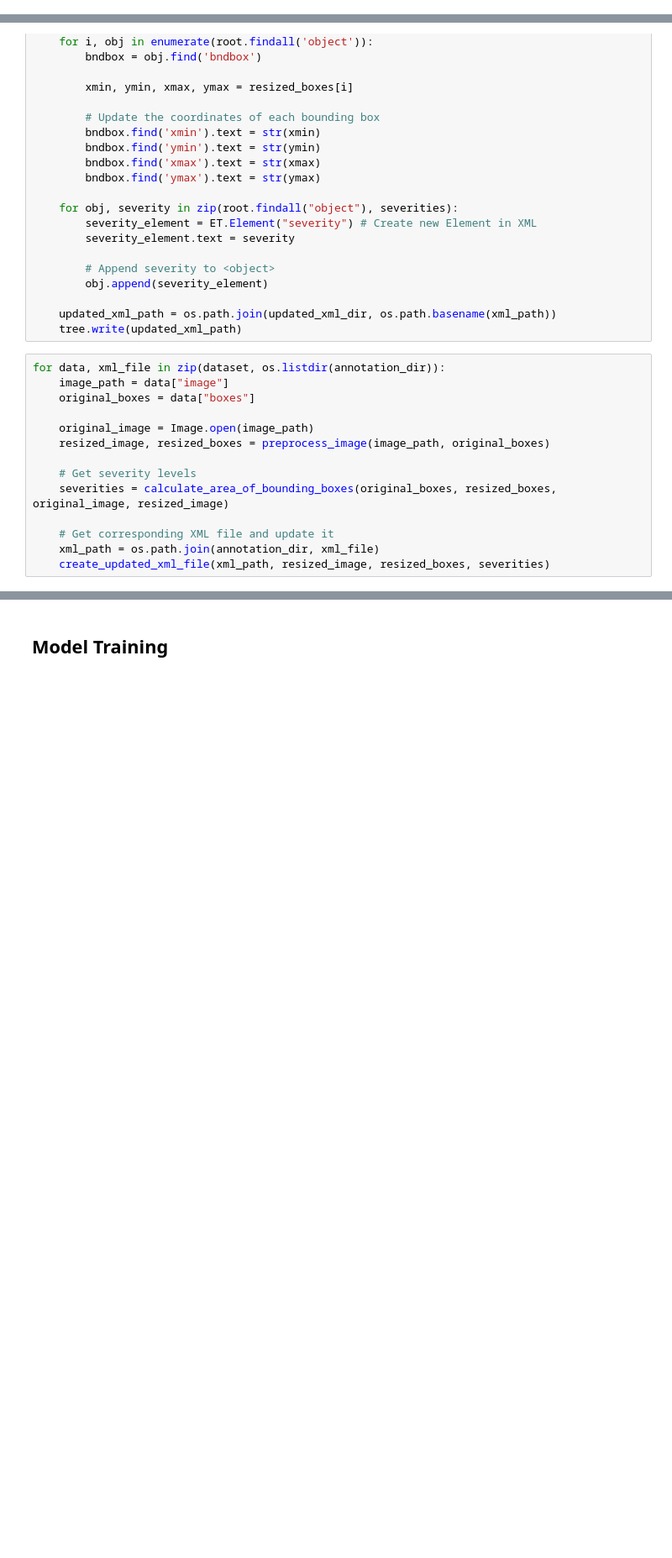
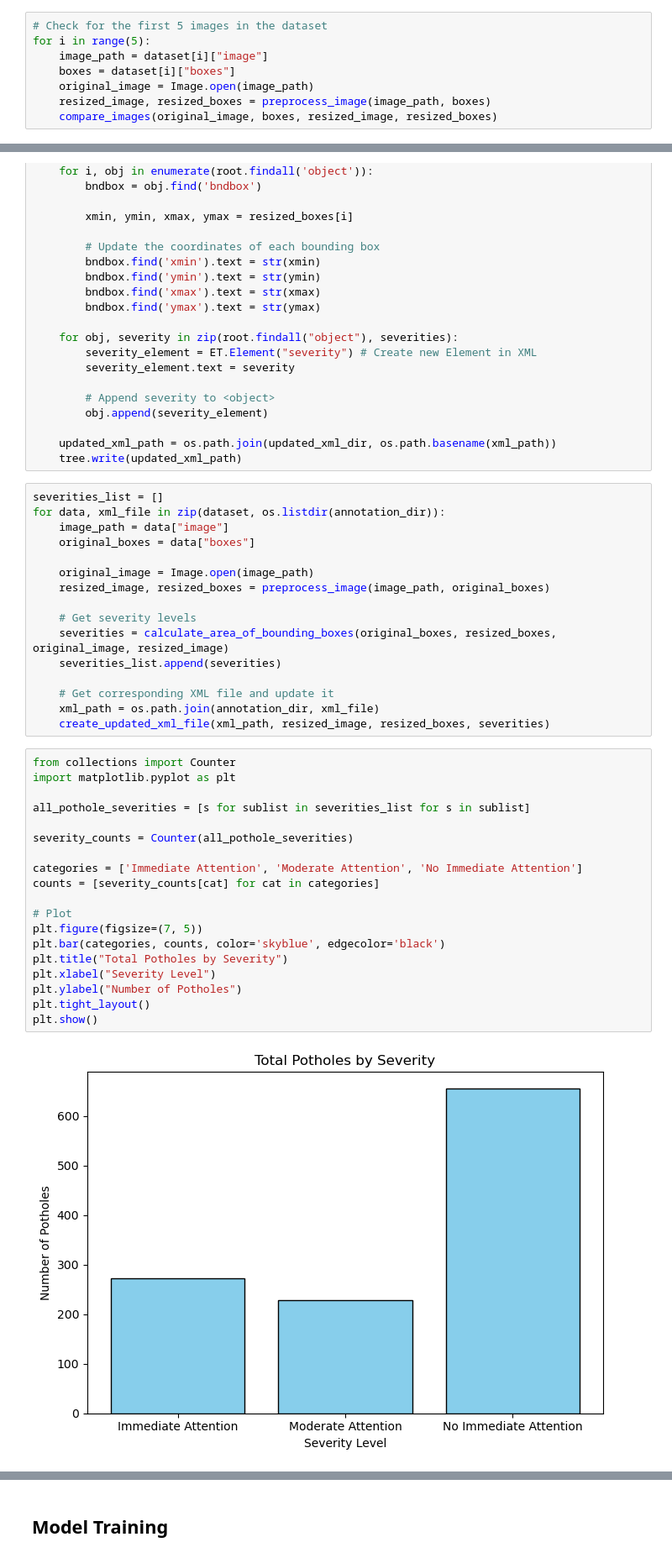
Before and after one commit to mAlex28/Detect_Severity_in_Potholes, a Jupyter notebook: severity_detection.ipynb, the cells around one changed output, grey strips where cells are left out. Shown at 84% size. Saved outputs shown, nothing was run; the diff lists cells and outputs as text; blank space fills up the shorter version.

Commit message:
added some visualisations

```diff
--- a/severity_detection.ipynb
+++ b/severity_detection.ipynb
@@ -102,6 +102,14 @@ resized_image, resized_boxes = preprocess_image(image_path, boxes)
 compare_images(original_image, boxes, resized_image, resized_boxes)
 # %% [output]
 [figure]
+# %%
+# Check for the first 5 images in the dataset
+for i in range(5):
+    image_path = dataset[i]["image"]
+    boxes = dataset[i]["boxes"]
+    original_image = Image.open(image_path)
+    resized_image, resized_boxes = preprocess_image(image_path, boxes)
+    compare_images(original_image, boxes, resized_image, resized_boxes)
 # %%
 # Calculate area of bounding boxes (including multiple potholes in one image)
 def calculate_area_of_bounding_boxes(original_boxes, resized_boxes, original_image, resized_image):
@@ -172,6 +180,7 @@ def create_updated_xml_file(xml_path, resized_image, resized_boxes, severities):
     updated_xml_path = os.path.join(updated_xml_dir, os.path.basename(xml_path))
     tree.write(updated_xml_path)
 # %%
+severities_list = []
 for data, xml_file in zip(dataset, os.listdir(annotation_dir)):
     image_path = data["image"]
     original_boxes = data["boxes"]
@@ -181,10 +190,32 @@ for data, xml_file in zip(dataset, os.listdir(annotation_dir)):
 
     # Get severity levels
     severities = calculate_area_of_bounding_boxes(original_boxes, resized_boxes, original_image, resized_image)
+    severities_list.append(severities)
 
     # Get corresponding XML file and update it
     xml_path = os.path.join(annotation_dir, xml_file)
     create_updated_xml_file(xml_path, resized_image, resized_boxes, severities)
+# %%
+from collections import Counter
+import matplotlib.pyplot as plt
+
+all_pothole_severities = [s for sublist in severities_list for s in sublist]
+
+severity_counts = Counter(all_pothole_severities)
+
+categories = ['Immediate Attention', 'Moderate Attention', 'No Immediate Attention']
+counts = [severity_counts[cat] for cat in categories]
+
+# Plot
+plt.figure(figsize=(7, 5))
+plt.bar(categories, counts, color='skyblue', edgecolor='black')
+plt.title("Total Potholes by Severity")
+plt.xlabel("Severity Level")
+plt.ylabel("Number of Potholes")
+plt.tight_layout()
+plt.show()
+# %% [output]
+[figure, added]
 # %%
 # import xml.etree.ElementTree as ET
 
```
Also changed, not shown: parts of 3 cells of this notebook.
